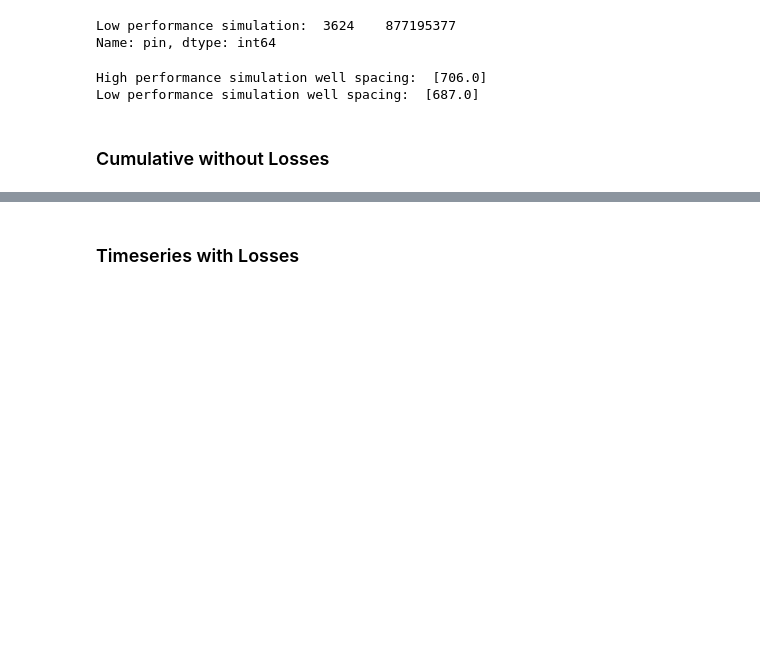
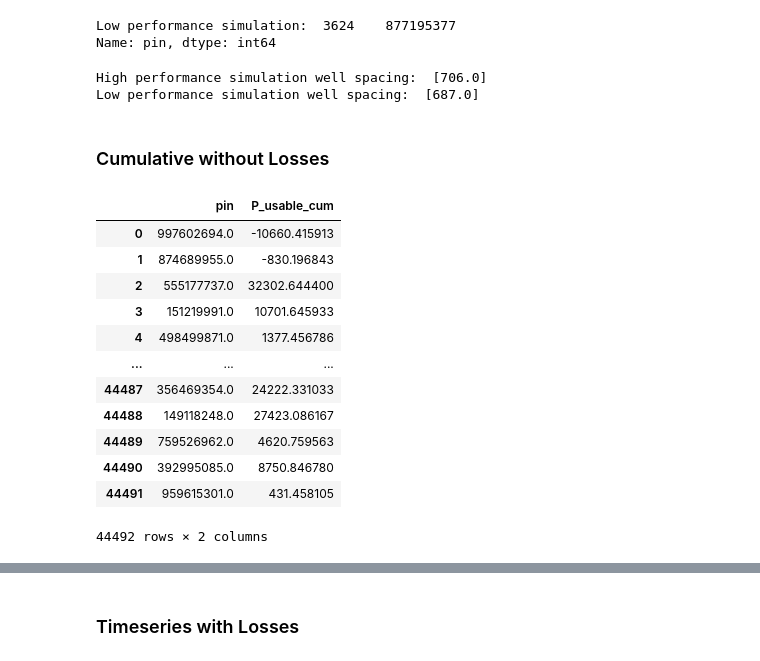
Before and after one commit to borisenko-ru/spe_pivot_2022_datathon, a Jupyter notebook: pivot.ipynb, the cells around one changed output, grey strips where cells are left out. Drawn from its saved outputs; the diff is of its cells as text; code cells hidden in the pictures; blank space fills up the shorter version.

```diff
--- a/pivot.ipynb
+++ b/pivot.ipynb
@@ -494,3 +494,28 @@ High performance simulation well spacing:  [706.0]
 Low performance simulation well spacing:  [687.0]
 # %% [markdown]
 ### Cumulative without Losses
+# %%
+# P_usable = 1 / 30 * \int^{30}_{0} 0.13 * (dhout + (h_95C - h_120C) * mpro) dt
+P_usable_cum_dict = pd.DataFrame(columns=['pin', 'P_usable_cum'])
+
+for index, row in inputs_results_main30yr_P_usable.iterrows():
+  P_usable_cum = 0
+  for time_step in range(0,2975,25):
+    P_usable_cum += row['P_usable'+f':{time_step/100:,.3f}']
+  P_usable_cum_dict = P_usable_cum_dict.append({'pin': row['pin'], 'P_usable_cum': P_usable_cum / 30}, ignore_index=True)
+
+P_usable_cum_dict
+# %% [output]
+|  | pin | P_usable_cum |
+| 0 | 997602694.0 | -10660.415913 |
+| 1 | 874689955.0 | -830.196843 |
+| 2 | 555177737.0 | 32302.644400 |
+| 3 | 151219991.0 | 10701.645933 |
+| 4 | 498499871.0 | 1377.456786 |
+| ... | ... | ... |
+| 44487 | 356469354.0 | 24222.331033 |
+| 44488 | 149118248.0 | 27423.086167 |
+| 44489 | 759526962.0 | 4620.759563 |
+| 44490 | 392995085.0 | 8750.846780 |
+| 44491 | 959615301.0 | 431.458105 |
+44492 rows × 2 columns
```
Also changed, not shown: parts of 4 cells of this notebook.
